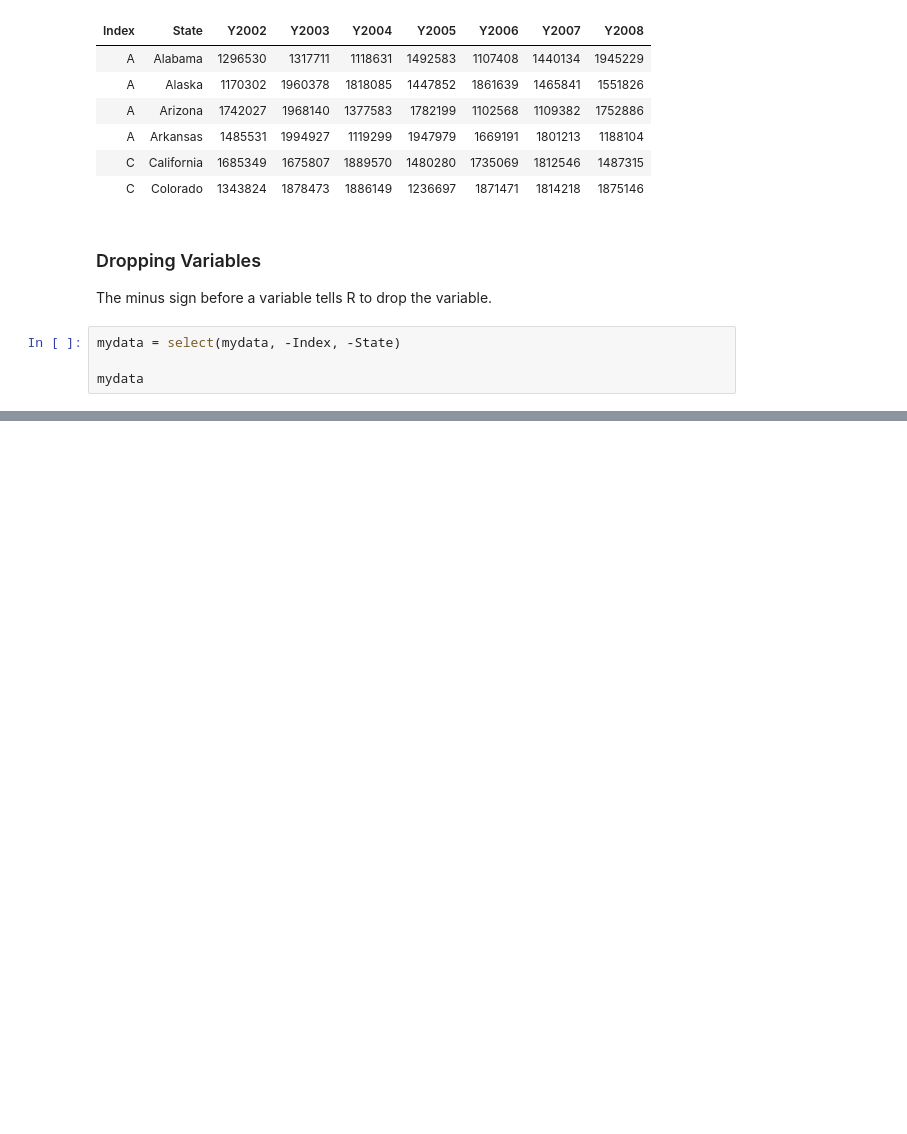
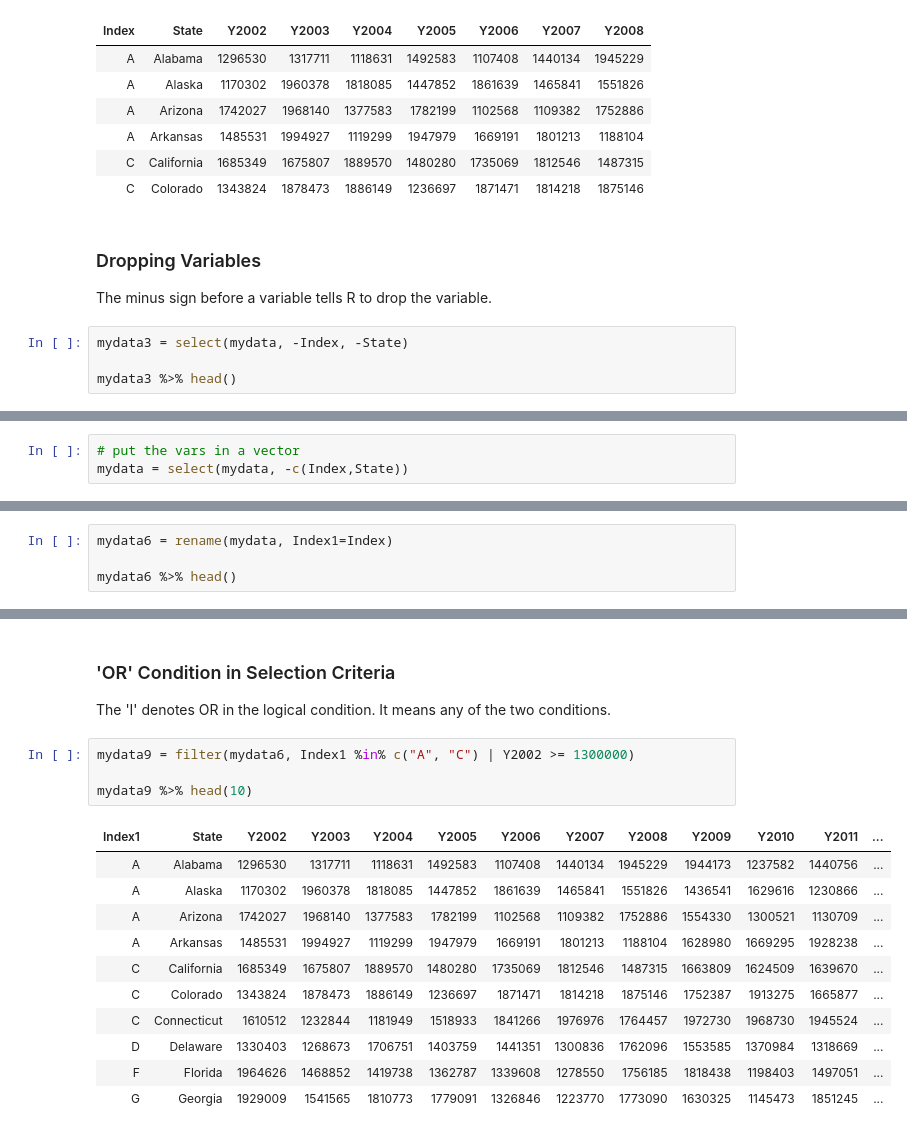
Before and after one commit to jkenney0501/R-Programming, a Jupyter notebook: R-Notebooks/dplyr - additional untilities.ipynb, the cells around one changed output, grey strips where cells are left out. Saved outputs shown, nothing was run; the diff lists cells and outputs as text; blank space fills up the shorter version.

```diff
--- a/R-Notebooks/dplyr - additional untilities.ipynb
+++ b/R-Notebooks/dplyr - additional untilities.ipynb
@@ -108,7 +108,7 @@ mydata2 %>% head()
 ### Dropping Variables
 The minus sign before a variable tells R to drop the variable.
 # %%
-mydata = select(mydata, -Index, -State)
+mydata3 = select(mydata, -Index, -State)
 
-mydata
+mydata3 %>% head()
 # %% [output]
@@ -116,0 +124,3 @@ ERROR: Error: Can't subset columns that don't exist.
+# %%
+# put the vars in a vector
+mydata = select(mydata, -c(Index,State))
@@ -116,0 +178,4 @@ ERROR: Error: Can't subset columns that don't exist.
+# %%
+mydata6 = rename(mydata, Index1=Index)
+
+mydata6 %>% head()
@@ -116,0 +235,19 @@ ERROR: Error: Can't subset columns that don't exist.
+# %% [markdown]
+### 'OR' Condition in Selection Criteria
+The 'I' denotes OR in the logical condition. It means any of the two conditions.
+# %%
+mydata9 = filter(mydata6, Index1 %in% c("A", "C") | Y2002 >= 1300000)
+
+mydata9 %>% head(10)
+# %% [output]
+| Index1 | State | Y2002 | Y2003 | Y2004 | Y2005 | Y2006 | Y2007 | Y2008 | Y2009 | Y2010 | Y2011 | ... |
+| A | Alabama | 1296530 | 1317711 | 1118631 | 1492583 | 1107408 | 1440134 | 1945229 | 1944173 | 1237582 | 1440756 | ... |
+| A | Alaska | 1170302 | 1960378 | 1818085 | 1447852 | 1861639 | 1465841 | 1551826 | 1436541 | 1629616 | 1230866 | ... |
+| A | Arizona | 1742027 | 1968140 | 1377583 | 1782199 | 1102568 | 1109382 | 1752886 | 1554330 | 1300521 | 1130709 | ... |
+| A | Arkansas | 1485531 | 1994927 | 1119299 | 1947979 | 1669191 | 1801213 | 1188104 | 1628980 | 1669295 | 1928238 | ... |
+| C | California | 1685349 | 1675807 | 1889570 | 1480280 | 1735069 | 1812546 | 1487315 | 1663809 | 1624509 | 1639670 | ... |
+| C | Colorado | 1343824 | 1878473 | 1886149 | 1236697 | 1871471 | 1814218 | 1875146 | 1752387 | 1913275 | 1665877 | ... |
+| C | Connecticut | 1610512 | 1232844 | 1181949 | 1518933 | 1841266 | 1976976 | 1764457 | 1972730 | 1968730 | 1945524 | ... |
+| D | Delaware | 1330403 | 1268673 | 1706751 | 1403759 | 1441351 | 1300836 | 1762096 | 1553585 | 1370984 | 1318669 | ... |
+| F | Florida | 1964626 | 1468852 | 1419738 | 1362787 | 1339608 | 1278550 | 1756185 | 1818438 | 1198403 | 1497051 | ... |
+| G | Georgia | 1929009 | 1541565 | 1810773 | 1779091 | 1326846 | 1223770 | 1773090 | 1630325 | 1145473 | 1851245 | ... |
```
Also changed, not shown: parts of 38 cells of this notebook.
